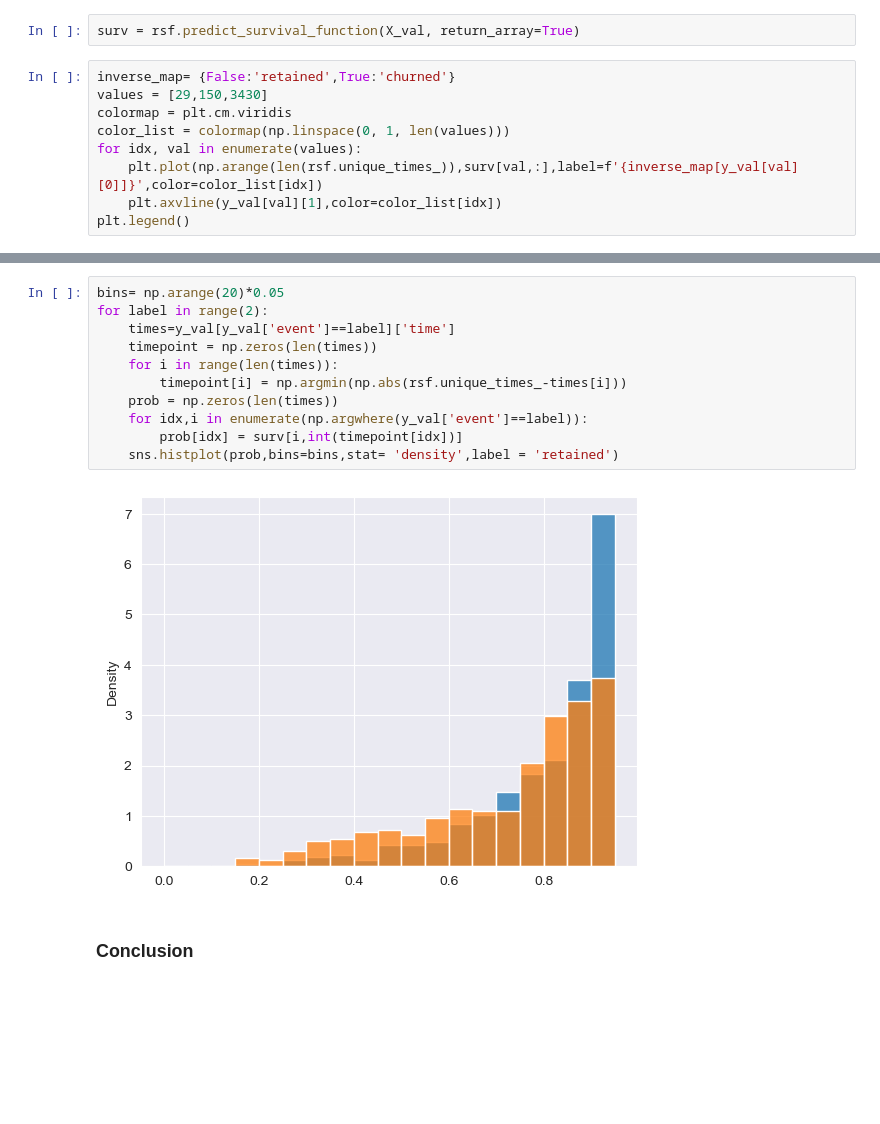
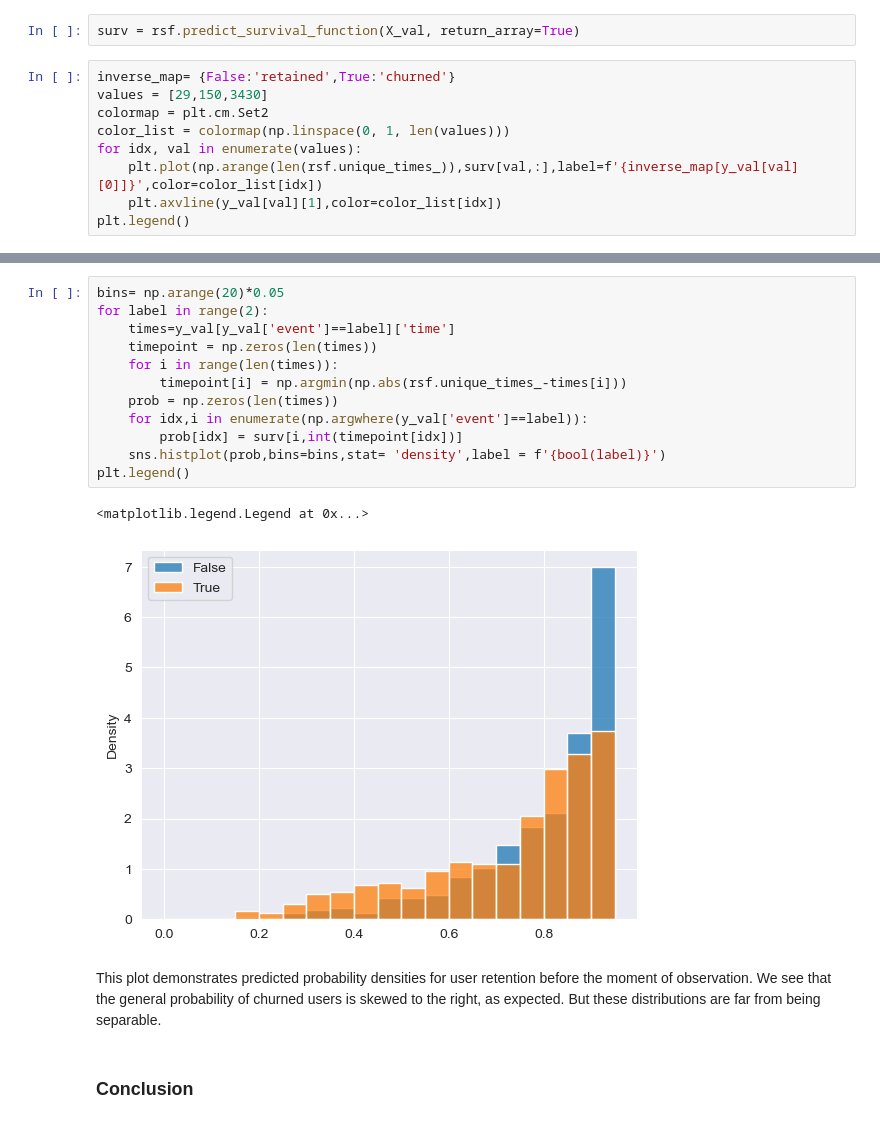
Before and after one commit to point-de-vyu/data-analytics-projects, a Jupyter notebook: Waze_predicting_user_churn/4. Tree-based_models.ipynb, the cells around one changed output, grey strips where cells are left out. Saved outputs shown, nothing was run; the diff lists cells and outputs as text; blank space fills up the shorter version.

```diff
--- a/Waze_predicting_user_churn/4. Tree-based_models.ipynb
+++ b/Waze_predicting_user_churn/4. Tree-based_models.ipynb
@@ -418,7 +426,7 @@ surv = rsf.predict_survival_function(X_val, return_array=True)
 # %%
 inverse_map= {False:'retained',True:'churned'}
 values = [29,150,3430]
-colormap = plt.cm.viridis
+colormap = plt.cm.Set2
 color_list = colormap(np.linspace(0, 1, len(values)))
 for idx, val in enumerate(values):
     plt.plot(np.arange(len(rsf.unique_times_)),surv[val,:],label=f'{inverse_map[y_val[val][0]]}',color=color_list[idx])
@@ -430,16 +440,21 @@ plt.legend()
 # %%
 bins= np.arange(20)*0.05
 for label in range(2):
     times=y_val[y_val['event']==label]['time']
     timepoint = np.zeros(len(times))
     for i in range(len(times)):
         timepoint[i] = np.argmin(np.abs(rsf.unique_times_-times[i]))
     prob = np.zeros(len(times))
     for idx,i in enumerate(np.argwhere(y_val['event']==label)):
         prob[idx] = surv[i,int(timepoint[idx])]
-    sns.histplot(prob,bins=bins,stat= 'density',label = 'retained')
+    sns.histplot(prob,bins=bins,stat= 'density',label = f'{bool(label)}')
+plt.legend()
 # %% [output]
+<matplotlib.legend.Legend at 0x...>
-[figure, old version]
+[figure, new version]
+# %% [markdown]
+This plot demonstrates predicted probability densities for user retention before the moment of observation.
+We see that the general probability of churned users is skewed to the right, as expected. But these distributions are far from being separable.
 # %% [markdown]
 ### **Conclusion**
 # %% [markdown]
```
Also changed, not shown: parts of 11 cells of this notebook.
